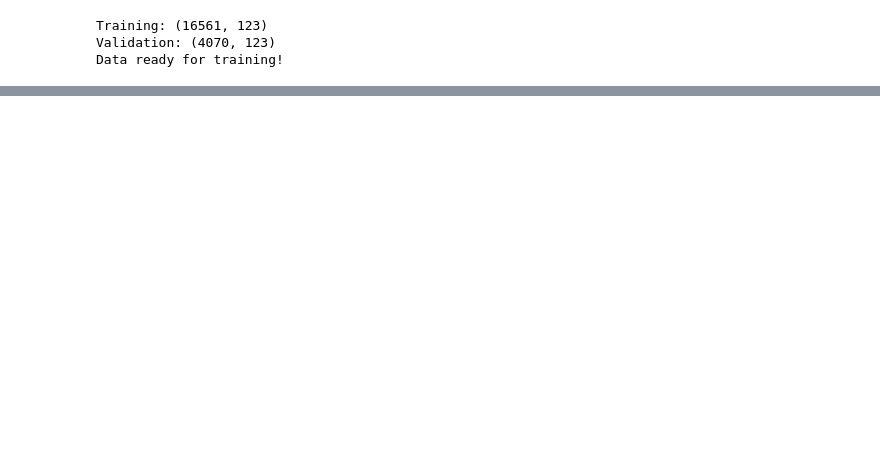
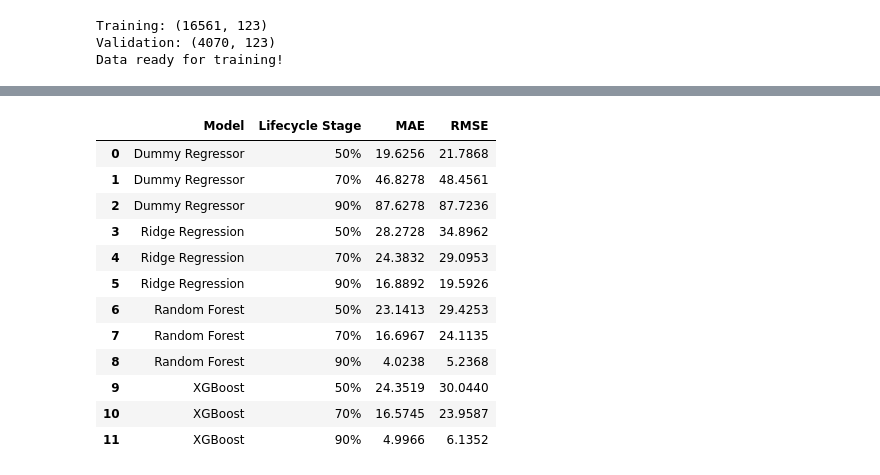
Before and after one commit to ehaab212/AeroGuard-AI-Predictive-Maintenance, a Jupyter notebook: notebooks/02_model_training.ipynb, the cells around one changed output, grey strips where cells are left out. Cells and saved outputs as stored; diff of their text form; code cells hidden in the pictures; blank space fills up the shorter version.

```diff
--- a/notebooks/02_model_training.ipynb
+++ b/notebooks/02_model_training.ipynb
@@ -84,0 +425,70 @@ results_df.to_csv(
+# %%
+
+# Step 15.3 — Performance by lifecycle stage
+
+from typing import cast
+
+stage_results = []
+
+for model_name in all_models:
+
+    for fraction, group in prediction_details.groupby(
+        "snapshot_fraction"
+    ):
+
+        # Tell Pylance the grouping key is a float
+        fraction_value = cast(float, fraction)
+
+        # Convert fraction into lifecycle percentage
+        lifecycle_stage = f"{int(round(fraction_value * 100))}%"
+
+        # Calculate Mean Absolute Error
+        mae = mean_absolute_error(
+            group["RUL"],
+            group[model_name]
+        )
+
+        # Calculate Root Mean Squared Error
+        rmse = np.sqrt(
+            mean_squared_error(
+                group["RUL"],
+                group[model_name]
+            )
+        )
+
+        # Save results
+        stage_results.append({
+            "Model": model_name,
+            "Lifecycle Stage": lifecycle_stage,
+            "MAE": mae,
+            "RMSE": rmse
+        })
+
+# Create results DataFrame
+stage_df = pd.DataFrame(stage_results)
+
+# Display lifecycle performance
+print("===== LIFECYCLE STAGE PERFORMANCE =====")
+display(stage_df.round(4))
+
+# Save evaluation results
+stage_df.to_csv(
+    reports_dir / "lifecycle_stage_results.csv",
+    index=False
+)
+
+print("Lifecycle evaluation results saved successfully!")
+# %% [output]
+|  | Model | Lifecycle Stage | MAE | RMSE |
+| 0 | Dummy Regressor | 50% | 19.6256 | 21.7868 |
+| 1 | Dummy Regressor | 70% | 46.8278 | 48.4561 |
+| 2 | Dummy Regressor | 90% | 87.6278 | 87.7236 |
+| 3 | Ridge Regression | 50% | 28.2728 | 34.8962 |
+| 4 | Ridge Regression | 70% | 24.3832 | 29.0953 |
+| 5 | Ridge Regression | 90% | 16.8892 | 19.5926 |
+| 6 | Random Forest | 50% | 23.1413 | 29.4253 |
+| 7 | Random Forest | 70% | 16.6967 | 24.1135 |
+| 8 | Random Forest | 90% | 4.0238 | 5.2368 |
+| 9 | XGBoost | 50% | 24.3519 | 30.0440 |
+| 10 | XGBoost | 70% | 16.5745 | 23.9587 |
+| 11 | XGBoost | 90% | 4.9966 | 6.1352 |
```
Also changed, not shown: parts of 6 cells of this notebook, 25 other files.
